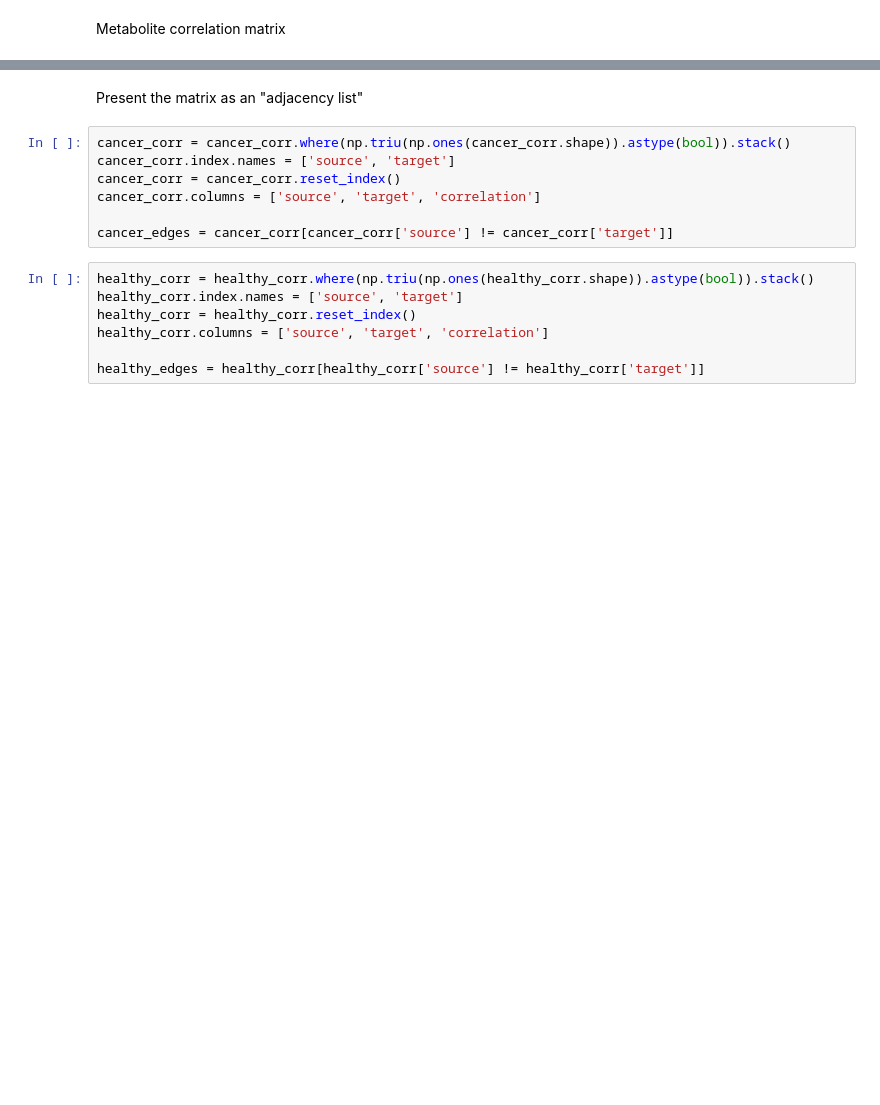
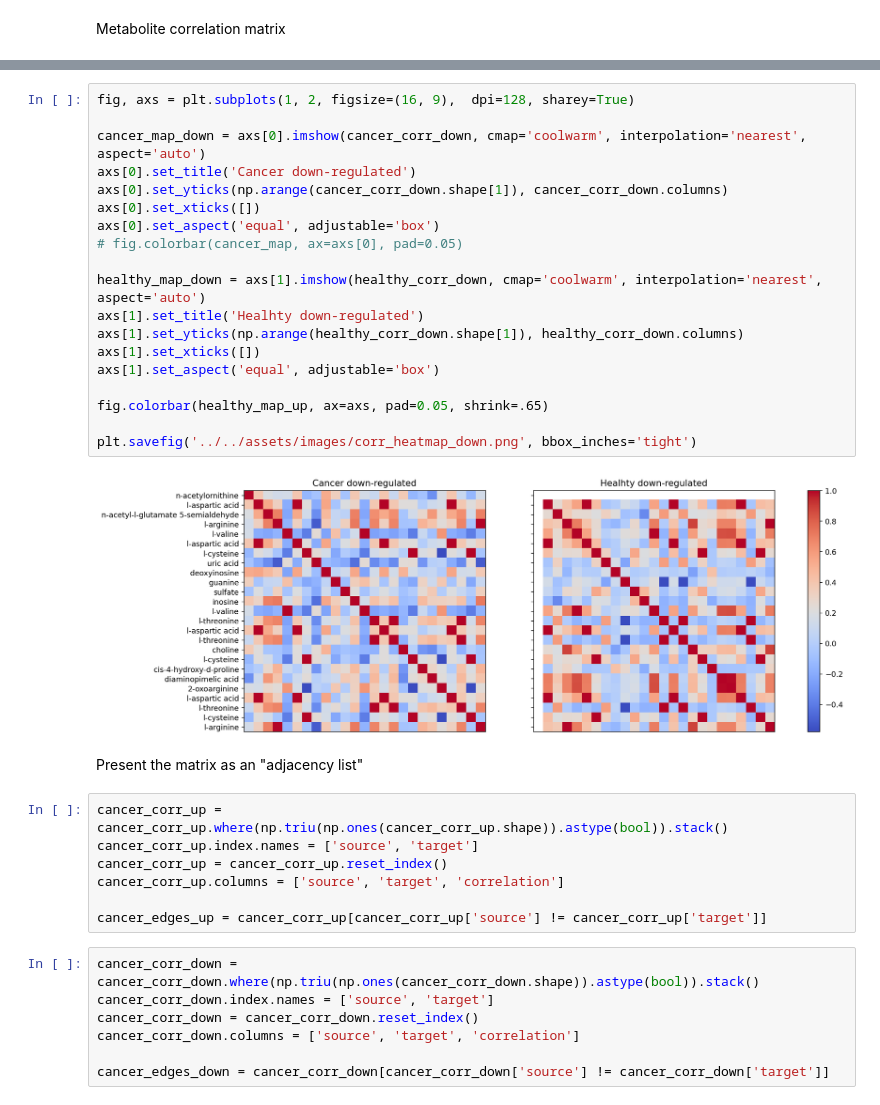
Before and after one commit to Gyovana-Moriyama/MO413-Ciencia-e-Visualizacao-de-Dados-em-Saude-2024, a Jupyter notebook: project-3-final/pipelines/notebooks/metabolite_correlation.ipynb, the cells around one changed output, grey strips where cells are left out. Saved outputs shown, nothing was run; the diff lists cells and outputs as text; blank space fills up the shorter version.

```diff
--- a/project-3-final/pipelines/notebooks/metabolite_correlation.ipynb
+++ b/project-3-final/pipelines/notebooks/metabolite_correlation.ipynb
@@ -60,16 +74,37 @@ plt.savefig('../../assets/images/corr_heatmap.png', bbox_inches='tight')
+# %%
+fig, axs = plt.subplots(1, 2, figsize=(16, 9),  dpi=128, sharey=True)
+
+cancer_map_down = axs[0].imshow(cancer_corr_down, cmap='coolwarm', interpolation='nearest', aspect='auto')
+axs[0].set_title('Cancer down-regulated')
+axs[0].set_yticks(np.arange(cancer_corr_down.shape[1]), cancer_corr_down.columns)
+axs[0].set_xticks([])
+axs[0].set_aspect('equal', adjustable='box')
+# fig.colorbar(cancer_map, ax=axs[0], pad=0.05)
+
+healthy_map_down = axs[1].imshow(healthy_corr_down, cmap='coolwarm', interpolation='nearest', aspect='auto')
+axs[1].set_title('Healhty down-regulated')
+axs[1].set_yticks(np.arange(healthy_corr_down.shape[1]), healthy_corr_down.columns)
+axs[1].set_xticks([])
+axs[1].set_aspect('equal', adjustable='box')
+
+fig.colorbar(healthy_map_up, ax=axs, pad=0.05, shrink=.65)
+
+plt.savefig('../../assets/images/corr_heatmap_down.png', bbox_inches='tight')
+# %% [output]
+[figure, added]
 # %% [markdown]
 Present the matrix as an "adjacency list"
 # %%
-cancer_corr = cancer_corr.where(np.triu(np.ones(cancer_corr.shape)).astype(bool)).stack()
-cancer_corr.index.names = ['source', 'target']
-cancer_corr = cancer_corr.reset_index()
-cancer_corr.columns = ['source', 'target', 'correlation']
+cancer_corr_up = cancer_corr_up.where(np.triu(np.ones(cancer_corr_up.shape)).astype(bool)).stack()
+cancer_corr_up.index.names = ['source', 'target']
+cancer_corr_up = cancer_corr_up.reset_index()
+cancer_corr_up.columns = ['source', 'target', 'correlation']
 
-cancer_edges = cancer_corr[cancer_corr['source'] != cancer_corr['target']]
+cancer_edges_up = cancer_corr_up[cancer_corr_up['source'] != cancer_corr_up['target']]
 # %%
-healthy_corr = healthy_corr.where(np.triu(np.ones(healthy_corr.shape)).astype(bool)).stack()
-healthy_corr.index.names = ['source', 'target']
-healthy_corr = healthy_corr.reset_index()
-healthy_corr.columns = ['source', 'target', 'correlation']
+cancer_corr_down = cancer_corr_down.where(np.triu(np.ones(cancer_corr_down.shape)).astype(bool)).stack()
+cancer_corr_down.index.names = ['source', 'target']
+cancer_corr_down = cancer_corr_down.reset_index()
+cancer_corr_down.columns = ['source', 'target', 'correlation']
 
-healthy_edges = healthy_corr[healthy_corr['source'] != healthy_corr['target']]
+cancer_edges_down = cancer_corr_down[cancer_corr_down['source'] != cancer_corr_down['target']]
```
Also changed, not shown: parts of 13 cells of this notebook, 39 other files.
